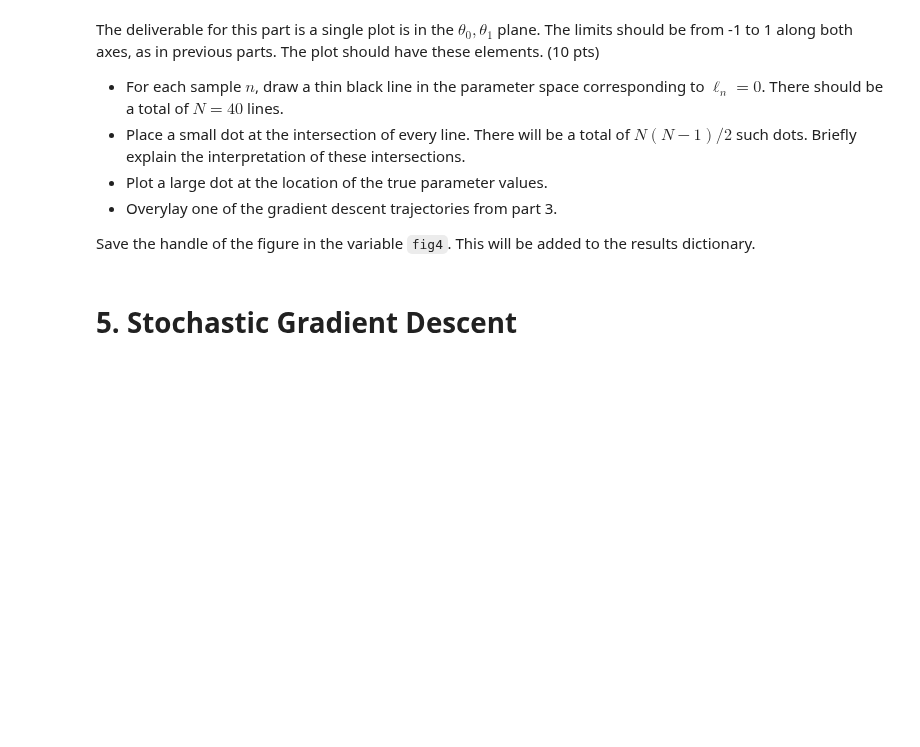
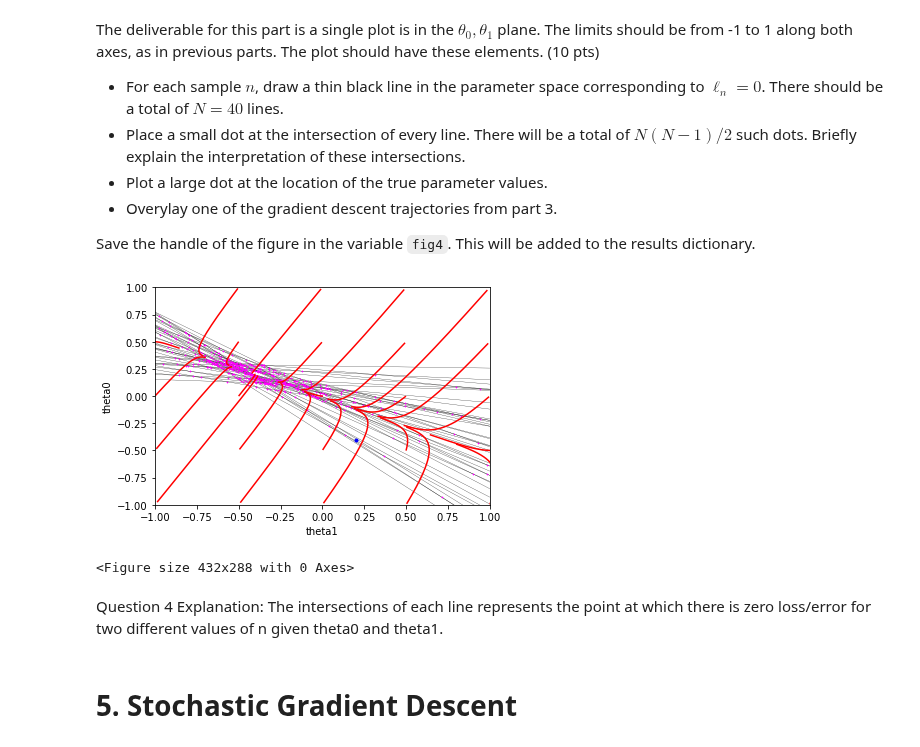
Before and after one commit to ptkinvent/sdse_public, a Jupyter notebook: lab2/lab2_handout.ipynb, the cells around one changed output. Cells and saved outputs as stored; diff of their text form; code cells hidden in the pictures; blank space fills up the shorter version.

```diff
--- a/lab2/lab2_handout.ipynb
+++ b/lab2/lab2_handout.ipynb
@@ -272,12 +272,58 @@ The deliverable for this part is a single plot is in the $\theta_0, \theta_1$ pl
 
 Save the handle of the figure in the variable `fig4`. This will be added to the results dictionary.
 # %%
+for point in XYsamp:
+    px, py = point
+    x = np.linspace(-1, 1, num=2)
+    y = py - x*px
+    plt.plot(x, y, c='k', linewidth=0.25)
+
+intx_points = []
+for p1 in XYsamp:
+    p1_x, p1_y = p1
+    for p2 in XYsamp:
+        p2_x, p2_y = p2
+        if p1_x != p2_x and p1_y != p2_y:
+            y1 = p1_y
+            m1 = -p1_x
+            y2 = p2_y
+            m2 = -p2_x
+            x = (y1 - y2)/(m2 - m1)
+            y = m1*x +y1
+            intx_points.append((x, y))
+intx_points = np.array(intx_points)
+
+# Plot lines
+plt.xlim((-1, 1))
+plt.ylim((-1, 1))
+# plt.axis('equal')
+plt.xlabel('theta1')
+plt.ylabel('theta0')
+
+# Plot intersection points
+plt.plot(intx_points[:,0], intx_points[:,1], '.', c='magenta', markersize = 1)
+
+# Plot true params
+plt.plot(theta0,theta1,'b.')
+
+# Plot trajectory
+for i in range(trajectories2.shape[0]):
+        for j in range(trajectories2.shape[1]):
+            x = trajectories2[i, j, :, 0]
+            y = trajectories2[i, j, :, 1]
+            plt.plot(y, x, 'r')
+
 fig4 = plt.figure()
+# %% [output]
+[figure, added]
+<Figure size 432x288 with 0 Axes>
 # %%
 ################################
 # Reporting. Do not modify.#####
 result['fig4'] = fig4
 ################################
+# %% [markdown]
+Question 4 Explanation: The intersections of each line represents the point at which there is zero loss/error for two different values of n given theta0 and theta1.
 # %% [markdown]
 # 5. Stochastic Gradient Descent
 # %% [markdown]
```
